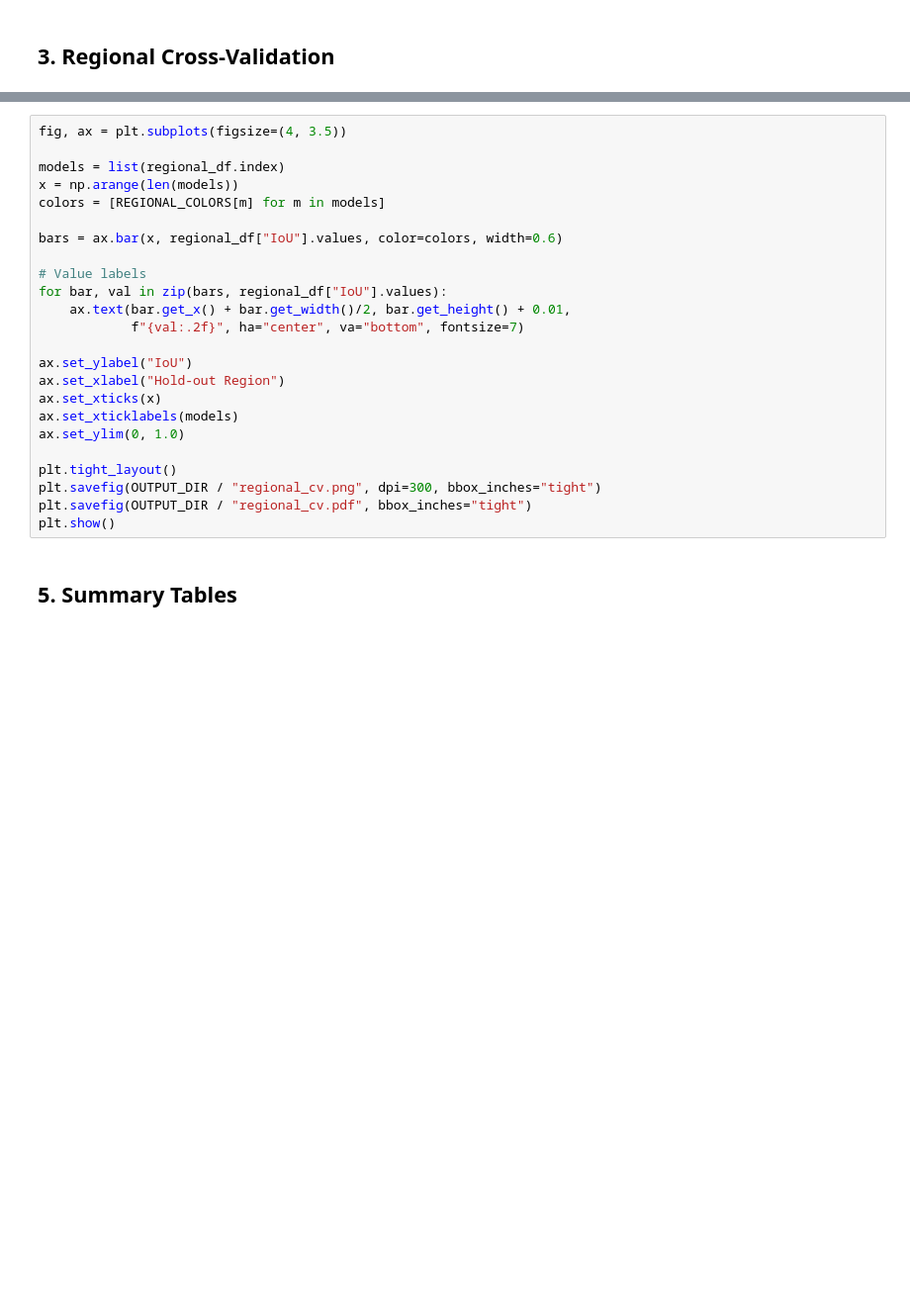
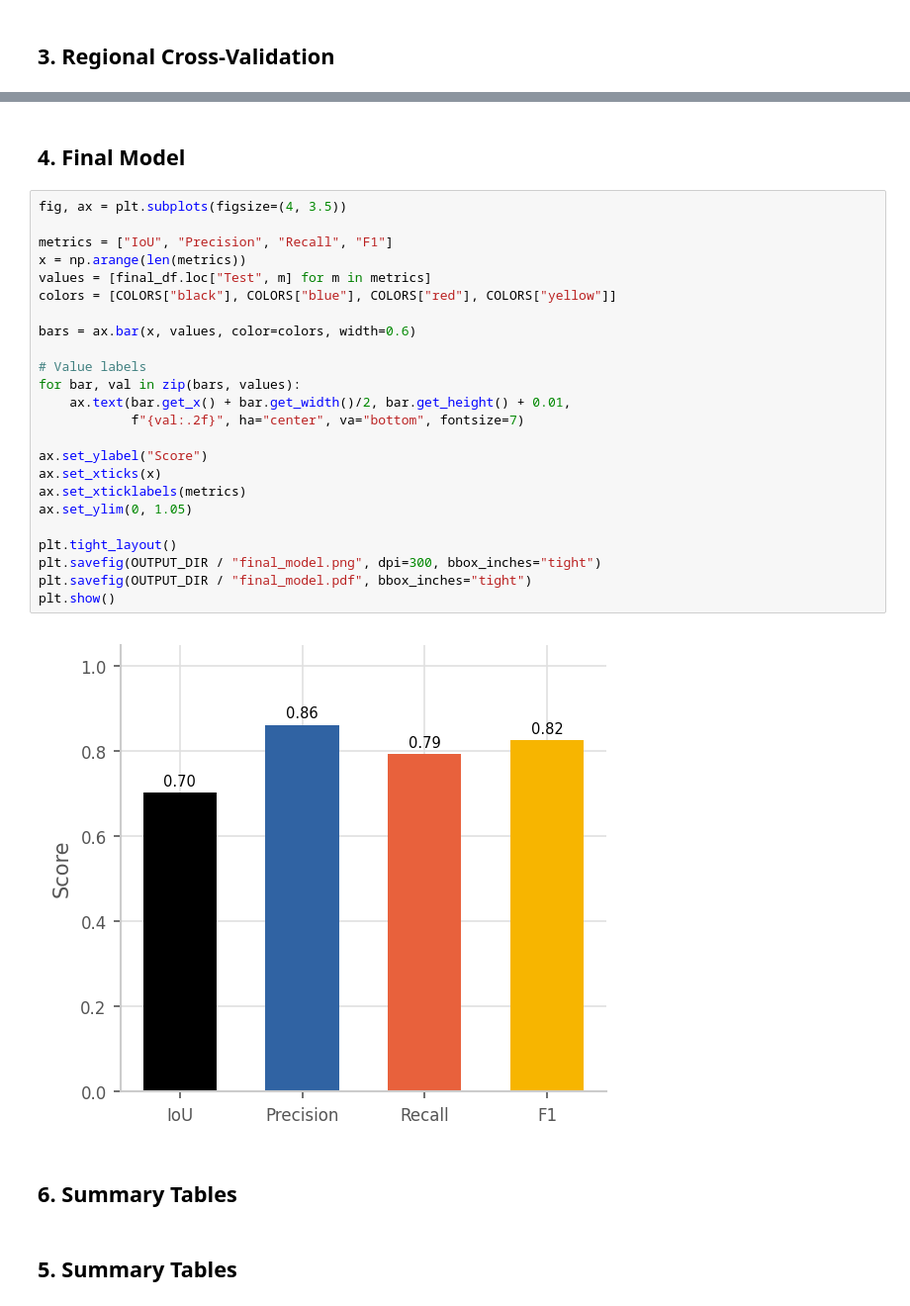
Before and after one commit to sebdalgarno/hakai-ml-train, a Jupyter notebook: notebooks/eval-plot.ipynb, the cells around one changed output, grey strips where cells are left out. Shown at 99% size. Saved outputs shown, nothing was run; the diff lists cells and outputs as text; blank space fills up the shorter version.

```diff
--- a/notebooks/eval-plot.ipynb
+++ b/notebooks/eval-plot.ipynb
@@ -134,27 +192,33 @@ plt.show()
+# %% [markdown]
+## 4. Final Model
 # %%
 fig, ax = plt.subplots(figsize=(4, 3.5))
 
-models = list(regional_df.index)
-x = np.arange(len(models))
-colors = [REGIONAL_COLORS[m] for m in models]
+metrics = ["IoU", "Precision", "Recall", "F1"]
+x = np.arange(len(metrics))
+values = [final_df.loc["Test", m] for m in metrics]
+colors = [COLORS["black"], COLORS["blue"], COLORS["red"], COLORS["yellow"]]
 
-bars = ax.bar(x, regional_df["IoU"].values, color=colors, width=0.6)
+bars = ax.bar(x, values, color=colors, width=0.6)
 
 # Value labels
-for bar, val in zip(bars, regional_df["IoU"].values):
+for bar, val in zip(bars, values):
     ax.text(bar.get_x() + bar.get_width()/2, bar.get_height() + 0.01,
             f"{val:.2f}", ha="center", va="bottom", fontsize=7)
 
-ax.set_ylabel("IoU")
-ax.set_xlabel("Hold-out Region")
+ax.set_ylabel("Score")
 ax.set_xticks(x)
-ax.set_xticklabels(models)
-ax.set_ylim(0, 1.0)
+ax.set_xticklabels(metrics)
+ax.set_ylim(0, 1.05)
 
 plt.tight_layout()
-plt.savefig(OUTPUT_DIR / "regional_cv.png", dpi=300, bbox_inches="tight")
-plt.savefig(OUTPUT_DIR / "regional_cv.pdf", bbox_inches="tight")
+plt.savefig(OUTPUT_DIR / "final_model.png", dpi=300, bbox_inches="tight")
+plt.savefig(OUTPUT_DIR / "final_model.pdf", bbox_inches="tight")
 plt.show()
+# %% [output]
+[figure, added]
+# %% [markdown]
+## 6. Summary Tables
 # %% [markdown]
 ## 5. Summary Tables
 # %%
```
Also changed, not shown: parts of 6 cells of this notebook, 6 other files.
